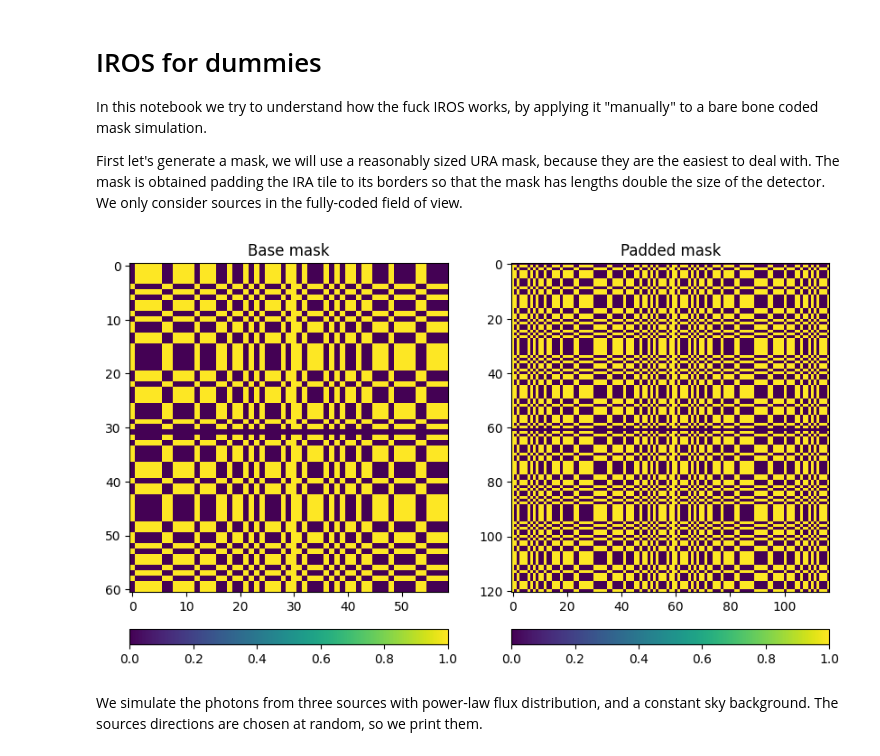
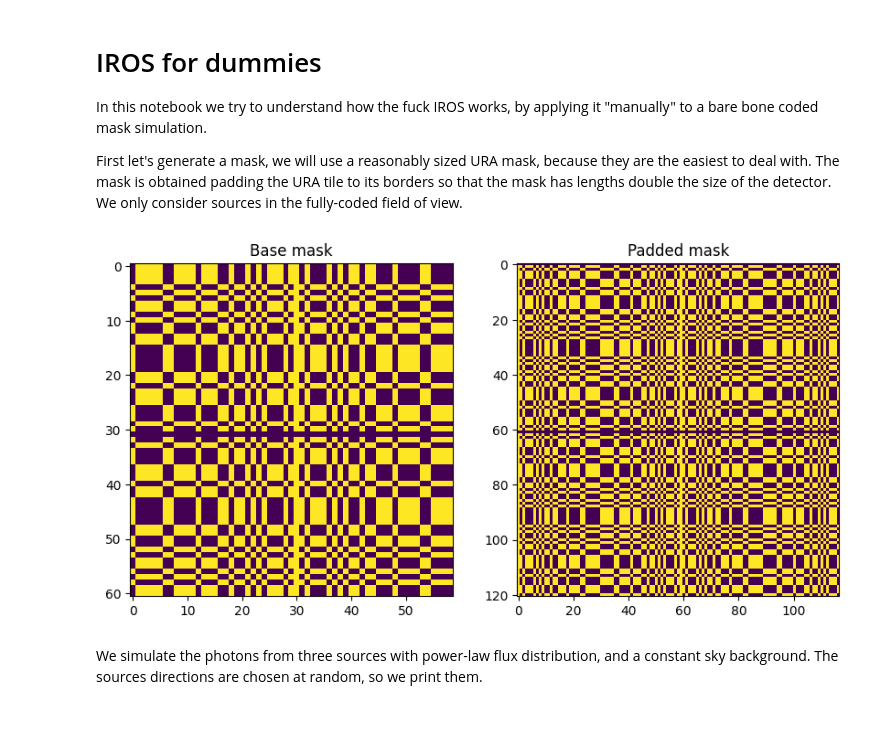
Before and after one commit to peppedilillo/masks, a Jupyter notebook: notebooks/iros.ipynb, the cells around one changed output. Saved outputs shown, nothing was run; the diff lists cells and outputs as text; code cells hidden in the pictures; blank space fills up the shorter version.

Commit message:
fixed a bug with the notebook. improvements to plotmap

```diff
--- a/notebooks/iros.ipynb
+++ b/notebooks/iros.ipynb
@@ -7,7 +7,7 @@ np.random.seed(0)
 In this notebook we try to understand how the fuck IROS works, by applying it "manually" to a bare bone coded mask simulation.
 
 First let's generate a mask, we will use a reasonably sized URA mask, because they are the easiest to deal with.
-The mask is obtained padding the IRA tile to its borders so that the mask has lengths double the size of the detector.
+The mask is obtained padding the URA tile to its borders so that the mask has lengths double the size of the detector.
 We only consider sources in the fully-coded field of view.
 # %%
 import masks
@@ -18,11 +18,11 @@ padded_mask = masks.pad(mask)
 # %%
 import matplotlib.pyplot as plt
 from masks.plot import plotmaps
 
-fig, axs = plotmaps([(mask, "Base mask"), (padded_mask, "Padded mask")], figsize=(10, 7))
+fig, axs = plotmaps([(mask, "Base mask", ""), (padded_mask, "Padded mask", "")], figsize=(10, 7))
 plt.show()
 # %% [output]
-[figure, old version]
+[figure, new version]
 # %% [markdown]
 We simulate the photons from three sources with power-law flux distribution, and a constant sky background. The sources directions are chosen at random, so we print them.
 # %%
```
Also changed, not shown: parts of 12 cells of this notebook, 2 other files.
